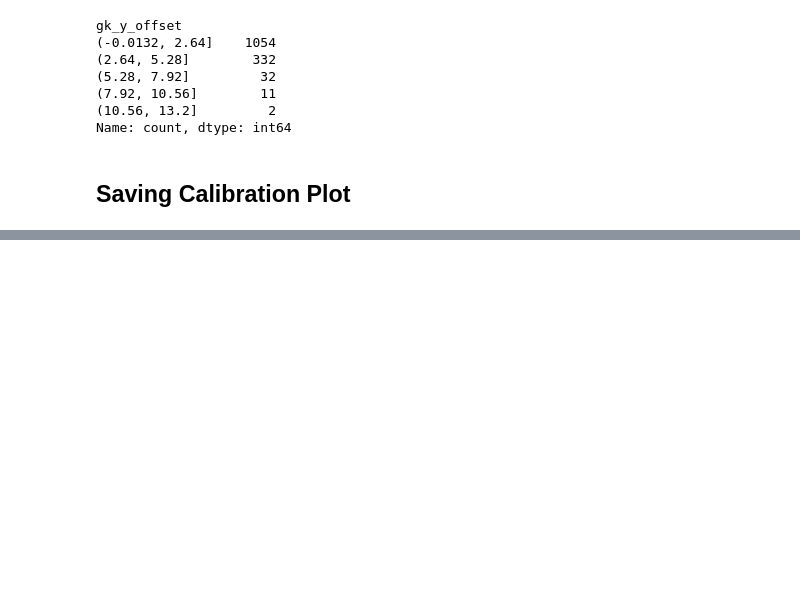
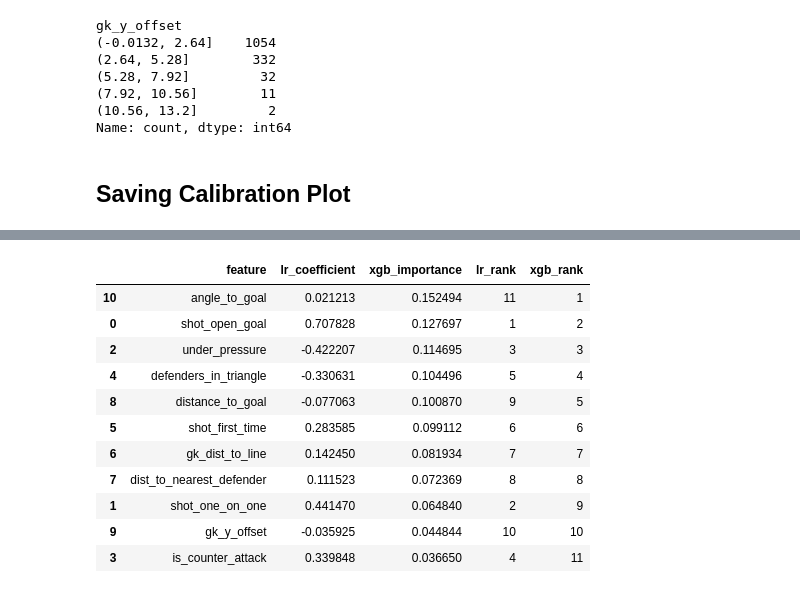
Before and after one commit to chidianagu/xg-model, a Jupyter notebook: notebooks/01_data_exploration.ipynb, the cells around one changed output, grey strips where cells are left out. Cells and saved outputs as stored; diff of their text form; code cells hidden in the pictures; blank space fills up the shorter version.

```diff
--- a/notebooks/01_data_exploration.ipynb
+++ b/notebooks/01_data_exploration.ipynb
@@ -1061,0 +1354,9 @@ fig.savefig('../reports/calibration_comparison.png', dpi=150, bbox_inches='tight
+# %%
+# Logistic regression coefficients
+lr_coef_df = pd.DataFrame({
+    'feature': model_features,
+    'coefficient': model.coef_[0]
+}).sort_values('coefficient', key=abs, ascending=False)
+
+print("Logistic Regression — coefficients (sorted by magnitude)")
+lr_coef_df
@@ -1061,0 +1377,9 @@ fig.savefig('../reports/calibration_comparison.png', dpi=150, bbox_inches='tight
+# %%
+# XGBoost feature importance
+xgb_importance_df = pd.DataFrame({
+    'feature': model_features,
+    'importance': xgb_model.feature_importances_
+}).sort_values('importance', ascending=False)
+
+print("XGBoost — feature importance")
+xgb_importance_df
@@ -1061,0 +1400,21 @@ fig.savefig('../reports/calibration_comparison.png', dpi=150, bbox_inches='tight
+# %%
+# Side by side comparison with merge on feature name so both rankings can be seen at once
+comparison_df = lr_coef_df.merge(xgb_importance_df, on='feature').rename(
+    columns={'coefficient': 'lr_coefficient', 'importance': 'xgb_importance'}
+)
+comparison_df['lr_rank'] = comparison_df['lr_coefficient'].abs().rank(ascending=False).astype(int)
+comparison_df['xgb_rank'] = comparison_df['xgb_importance'].rank(ascending=False).astype(int)
+comparison_df.sort_values('xgb_rank')
+# %% [output]
+|  | feature | lr_coefficient | xgb_importance | lr_rank | xgb_rank |
+| 10 | angle_to_goal | 0.021213 | 0.152494 | 11 | 1 |
+| 0 | shot_open_goal | 0.707828 | 0.127697 | 1 | 2 |
+| 2 | under_pressure | -0.422207 | 0.114695 | 3 | 3 |
+| 4 | defenders_in_triangle | -0.330631 | 0.104496 | 5 | 4 |
+| 8 | distance_to_goal | -0.077063 | 0.100870 | 9 | 5 |
+| 5 | shot_first_time | 0.283585 | 0.099112 | 6 | 6 |
+| 6 | gk_dist_to_line | 0.142450 | 0.081934 | 7 | 7 |
+| 7 | dist_to_nearest_defender | 0.111523 | 0.072369 | 8 | 8 |
+| 1 | shot_one_on_one | 0.441470 | 0.064840 | 2 | 9 |
+| 9 | gk_y_offset | -0.035925 | 0.044844 | 10 | 10 |
+| 3 | is_counter_attack | 0.339848 | 0.036650 | 4 | 11 |
```
Also changed, not shown: parts of 22 cells of this notebook, 4 other files.
